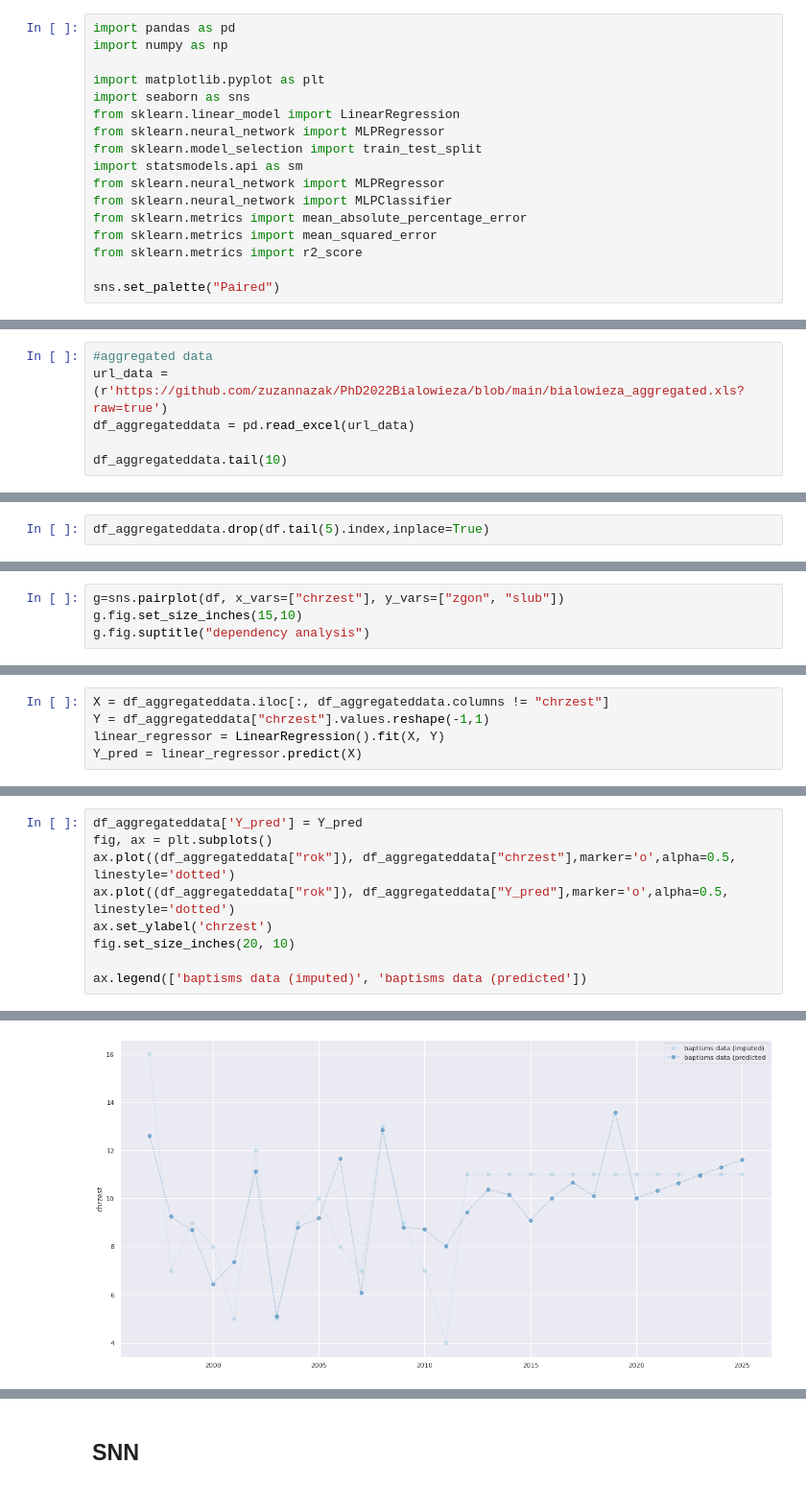
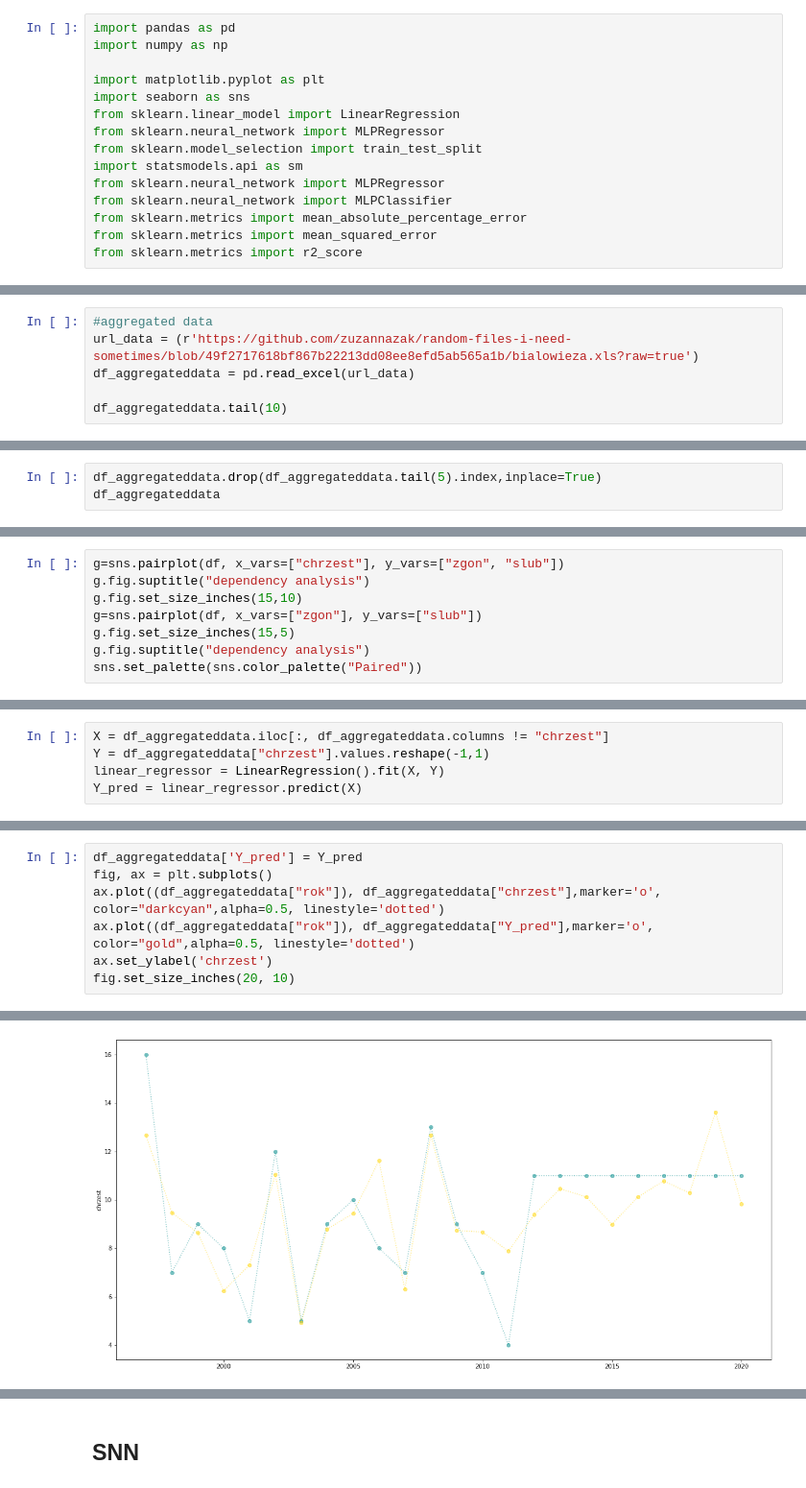
Before and after one commit to zuzannazak/PhD2022Bialowieza, a Jupyter notebook: 💖projekt.ipynb, the cells around one changed output, grey strips where cells are left out. Shown at 96% size. Drawn from its saved outputs; the diff is of its cells as text.

```diff
--- a/💖projekt.ipynb
+++ b/💖projekt.ipynb
@@ -45,8 +45,6 @@ from sklearn.neural_network import MLPClassifier
 from sklearn.metrics import mean_absolute_percentage_error
 from sklearn.metrics import mean_squared_error
 from sklearn.metrics import r2_score
-
-sns.set_palette("Paired")
 # %% [markdown]
 # ***data download***
 # %%
@@ -64,7 +62,7 @@ df.head()
 | 4 | 1882 | 86.0 | 17.0 | 52.0 |
 # %%
 #aggregated data
-url_data = (r'https://github.com/zuzannazak/PhD2022Bialowieza/blob/main/bialowieza_aggregated.xls?raw=true')
+url_data = (r'https://github.com/zuzannazak/random-files-i-need-sometimes/blob/49f2717618bf867b22213dd08ee8efd5ab565a1b/bialowieza.xls?raw=true')
 df_aggregateddata = pd.read_excel(url_data)
 
 df_aggregateddata.tail(10)
@@ -81,4 +79,5 @@ df_aggregateddata.tail(10)
 | 146 | 2024 | NaN | NaN | NaN | NaN | NaN | NaN | ... |
 | 147 | 2025 | NaN | NaN | NaN | NaN | NaN | NaN | ... |
 # %%
-df_aggregateddata.drop(df.tail(5).index,inplace=True)
+df_aggregateddata.drop(df_aggregateddata.tail(5).index,inplace=True)
+df_aggregateddata
@@ -145,6 +152,10 @@ Text(0.5, 0, 'Event')
 ##***dependency analysis***
 # %%
 g=sns.pairplot(df, x_vars=["chrzest"], y_vars=["zgon", "slub"])
+g.fig.suptitle("dependency analysis")
 g.fig.set_size_inches(15,10)
+g=sns.pairplot(df, x_vars=["zgon"], y_vars=["slub"])
+g.fig.set_size_inches(15,5)
 g.fig.suptitle("dependency analysis")
+sns.set_palette(sns.color_palette("Paired"))
 # %% [output]
@@ -345,10 +344,8 @@ strong multicollinearity or other numerical problems.
 # %%
 df_aggregateddata['Y_pred'] = Y_pred
 fig, ax = plt.subplots()
-ax.plot((df_aggregateddata["rok"]), df_aggregateddata["chrzest"],marker='o',alpha=0.5, linestyle='dotted')
-ax.plot((df_aggregateddata["rok"]), df_aggregateddata["Y_pred"],marker='o',alpha=0.5, linestyle='dotted')
+ax.plot((df_aggregateddata["rok"]), df_aggregateddata["chrzest"],marker='o', color="darkcyan",alpha=0.5, linestyle='dotted')
+ax.plot((df_aggregateddata["rok"]), df_aggregateddata["Y_pred"],marker='o', color="gold",alpha=0.5, linestyle='dotted')
 ax.set_ylabel('chrzest')
 fig.set_size_inches(20, 10)
-
-ax.legend(['baptisms data (imputed)', 'baptisms data (predicted'])
 # %% [output]
@@ -356 +352 @@ ax.legend(['baptisms data (imputed)', 'baptisms data (predicted'])
-[figure, old version]
+[figure, new version]
```
Also changed, not shown: parts of 49 cells of this notebook.
